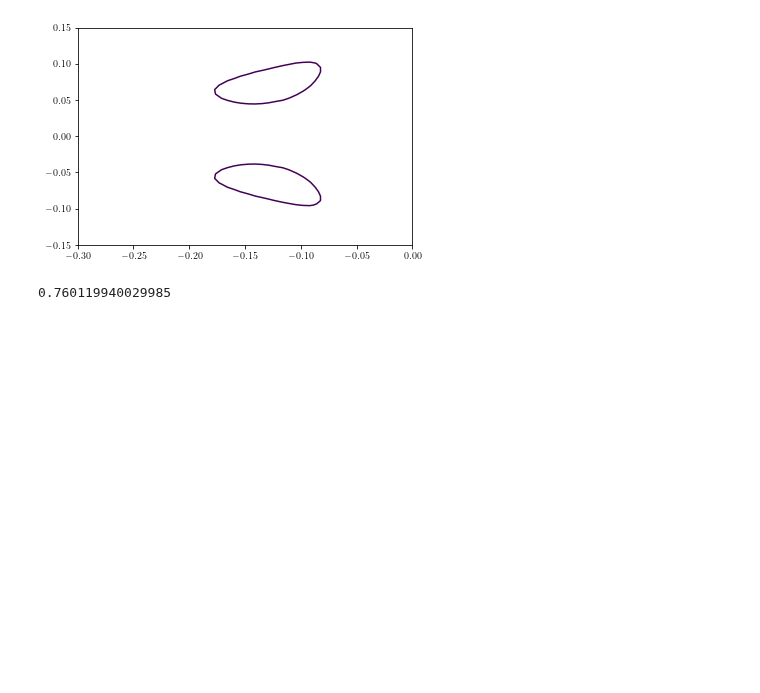
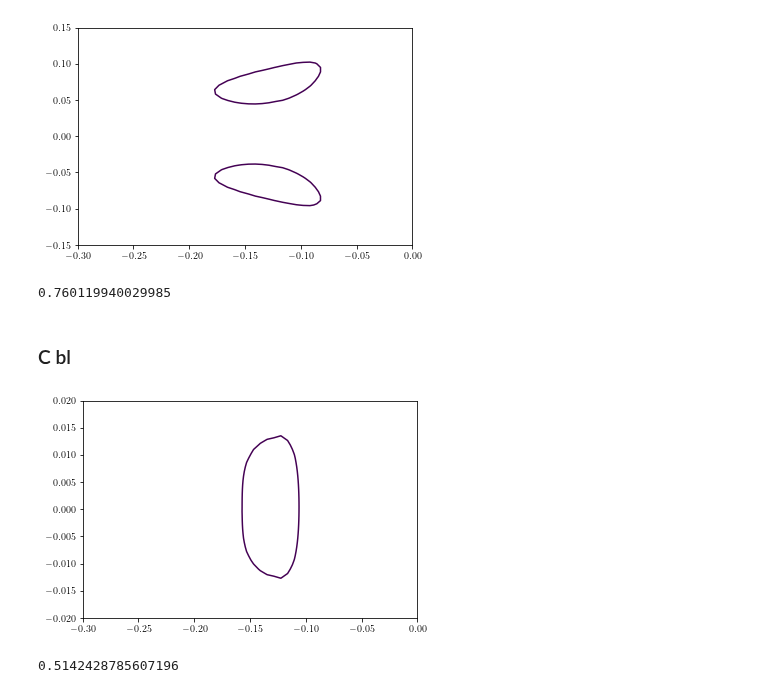
Before and after one commit to Jorge-Alda/SMEFT19-notebooks, a Jupyter notebook: PaperML/07_newplots.ipynb, the cells around one changed output. Saved outputs shown, nothing was run; the diff lists cells and outputs as text; code cells hidden in the pictures; blank space fills up the shorter version.

Commit message:
Counting points inside likelihood regions: C-bl

```diff
--- a/PaperML/07_newplots.ipynb
+++ b/PaperML/07_newplots.ipynb
@@ -554,3 +554,17 @@ for mp in mlpoints.values:
 inside/len(mlpoints.values)
 # %% [output]
 0.760119940029985
+# %% [markdown]
+### C bl
+# %%
+def read_mesh(fname, stepx=50, stepy=50):
+    zdata = pd.read_csv(fname, sep='\t', header=None).to_numpy(dtype=float)
+    xcoords = np.linspace(-0.3, 0.0, stepx)
+    ycoords = np.linspace(-0.02, 0.02, stepy)
+    return (xcoords, ycoords, np.array(zdata.T))
+# %%
+CS = polygon(read_mesh('../data/likelihood/likelihood_rotBII_Cbl.dat'), 1.0)
+coll = CS.collections[0]
+paths = coll.get_paths()
+# %% [output]
+[figure, added]
@@ -556,0 +578,4 @@ inside/len(mlpoints.values)
+# %%
+inside/len(mlpoints.values)
+# %% [output]
+0.5142428785607196
```
Also changed, not shown: parts of 4 cells of this notebook.
